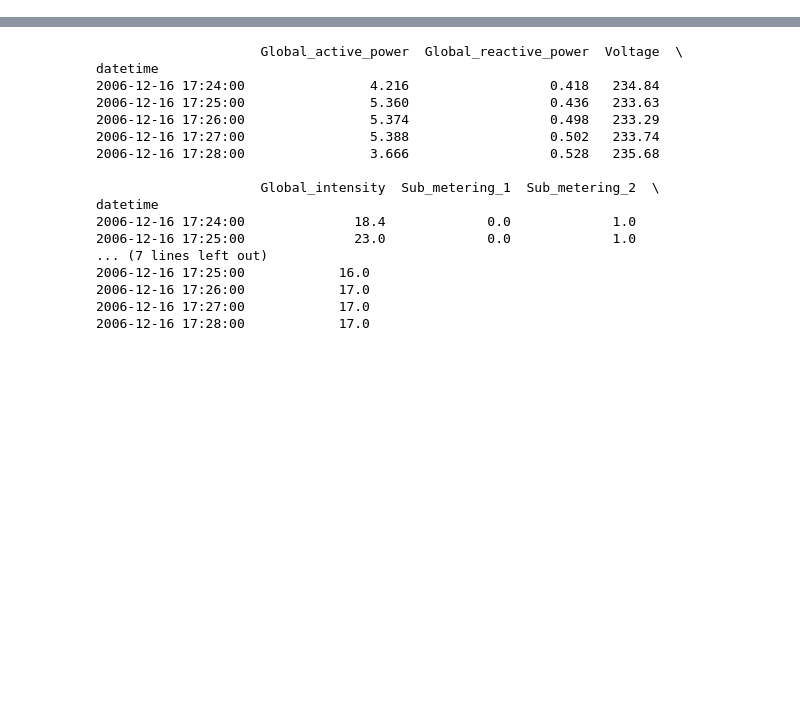
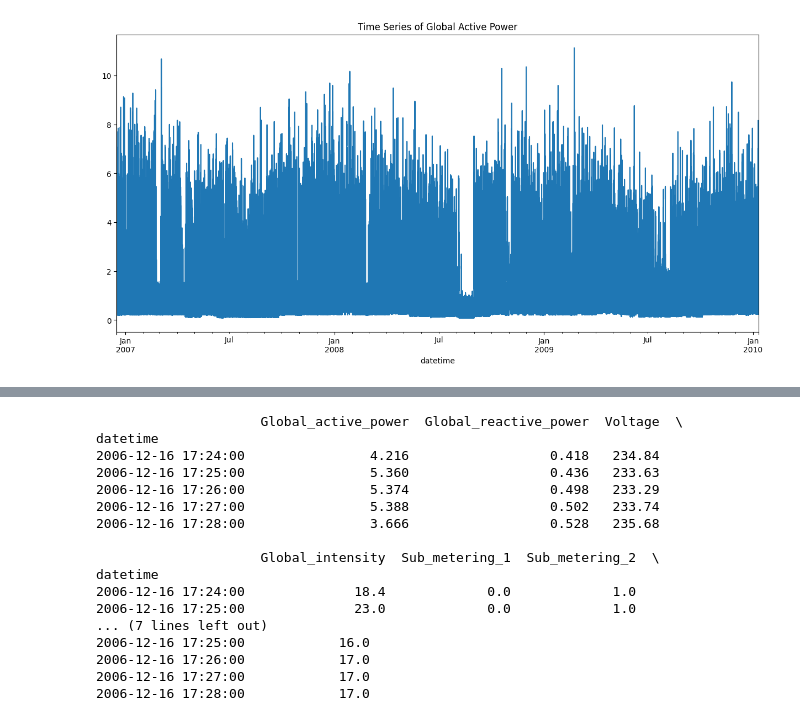
Before and after one commit to AtharvaJadhav/DataMiningAssignment-DataPreprocessing, a Jupyter notebook: TimeSeries_AtharvaJadhav.ipynb, the cells around one changed output, grey strips where cells are left out. Drawn from its saved outputs; the diff is of its cells as text; code cells hidden in the pictures; blank space fills up the shorter version.

```diff
--- a/TimeSeries_AtharvaJadhav.ipynb
+++ b/TimeSeries_AtharvaJadhav.ipynb
@@ -0,0 +36,7 @@
+# %%
+import pandas as pd
+
+df = pd.read_csv("household_power_consumption.txt", delimiter=';',
+                 parse_dates={'datetime':[0,1]}, infer_datetime_format=True,
+                 low_memory=False, na_values=['nan','?'], index_col='datetime')
+df.head()
@@ -0,0 +55,7 @@
+# %%
+import matplotlib.pyplot as plt
+
+df['Global_active_power'].plot(title='Time Series of Global Active Power', figsize=(15, 7))
+plt.show()
+# %% [output]
+[figure, added]
```
Also changed, not shown: parts of 13 cells of this notebook, 5 other files.
